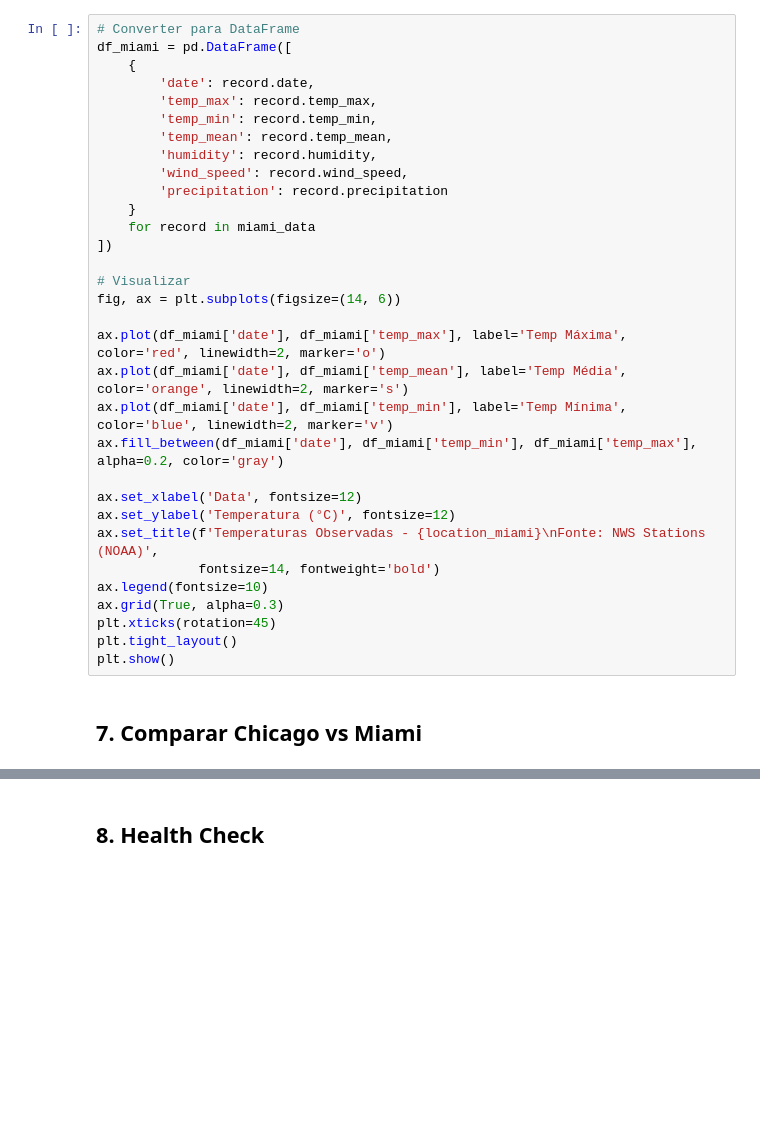
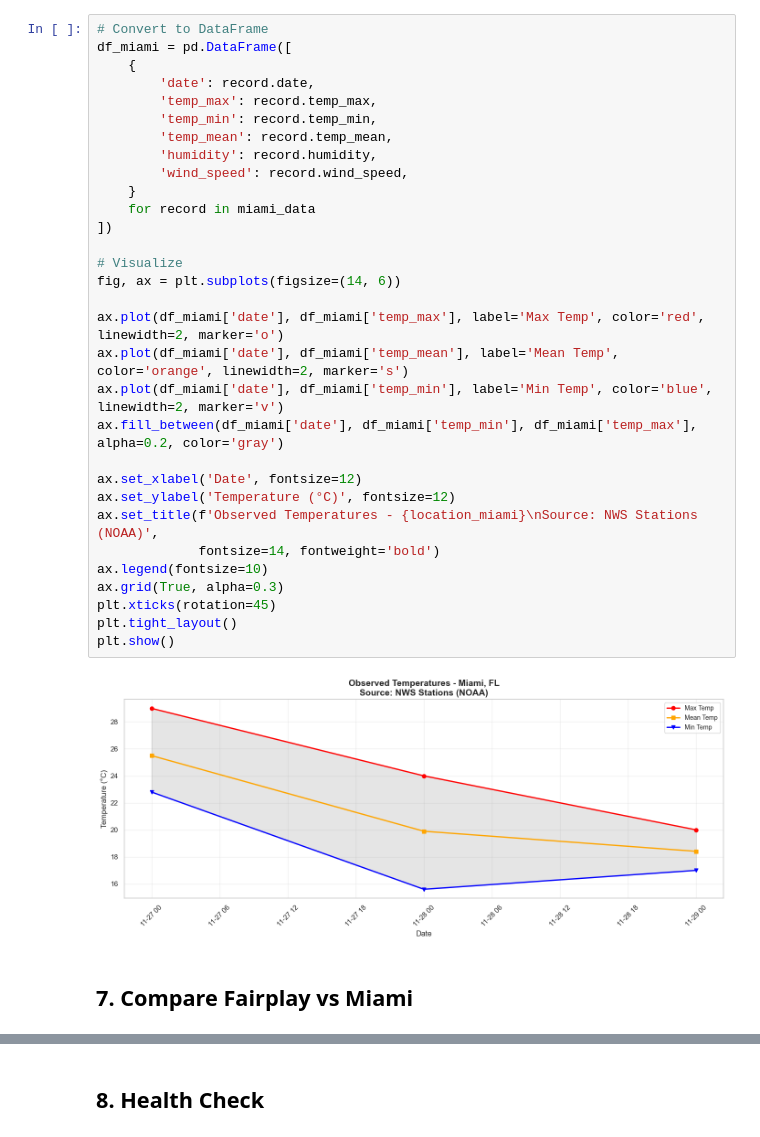
Before and after one commit to silvianesoares/EVAONLINE, a Jupyter notebook: EVAonline_validation_v1.0.0/notebooks/07_nws_stations_api_demo.ipynb, the cells around one changed output, grey strips where cells are left out. Cells and saved outputs as stored; diff of their text form; blank space fills up the shorter version.

```diff
--- a/EVAonline_validation_v1.0.0/notebooks/07_nws_stations_api_demo.ipynb
+++ b/EVAonline_validation_v1.0.0/notebooks/07_nws_stations_api_demo.ipynb
@@ -189,37 +282,38 @@ print(f"\n✅ Dados baixados: {len(miami_data)} registros")
 # %%
-# Converter para DataFrame
+# Convert to DataFrame
 df_miami = pd.DataFrame([
     {
         'date': record.date,
         'temp_max': record.temp_max,
         'temp_min': record.temp_min,
         'temp_mean': record.temp_mean,
         'humidity': record.humidity,
         'wind_speed': record.wind_speed,
-        'precipitation': record.precipitation
     }
     for record in miami_data
 ])
 
-# Visualizar
+# Visualize
 fig, ax = plt.subplots(figsize=(14, 6))
 
-ax.plot(df_miami['date'], df_miami['temp_max'], label='Temp Máxima', color='red', linewidth=2, marker='o')
-ax.plot(df_miami['date'], df_miami['temp_mean'], label='Temp Média', color='orange', linewidth=2, marker='s')
-ax.plot(df_miami['date'], df_miami['temp_min'], label='Temp Mínima', color='blue', linewidth=2, marker='v')
+ax.plot(df_miami['date'], df_miami['temp_max'], label='Max Temp', color='red', linewidth=2, marker='o')
+ax.plot(df_miami['date'], df_miami['temp_mean'], label='Mean Temp', color='orange', linewidth=2, marker='s')
+ax.plot(df_miami['date'], df_miami['temp_min'], label='Min Temp', color='blue', linewidth=2, marker='v')
 ax.fill_between(df_miami['date'], df_miami['temp_min'], df_miami['temp_max'], alpha=0.2, color='gray')
 
-ax.set_xlabel('Data', fontsize=12)
-ax.set_ylabel('Temperatura (°C)', fontsize=12)
-ax.set_title(f'Temperaturas Observadas - {location_miami}\nFonte: NWS Stations (NOAA)',
+ax.set_xlabel('Date', fontsize=12)
+ax.set_ylabel('Temperature (°C)', fontsize=12)
+ax.set_title(f'Observed Temperatures - {location_miami}\nSource: NWS Stations (NOAA)',
              fontsize=14, fontweight='bold')
 ax.legend(fontsize=10)
 ax.grid(True, alpha=0.3)
 plt.xticks(rotation=45)
 plt.tight_layout()
 plt.show()
+# %% [output]
+[figure, added]
 # %% [markdown]
-## 7. Comparar Chicago vs Miami
+## 7. Compare Fairplay vs Miami
 # %%
 fig, ax = plt.subplots(figsize=(14, 6))
 
```
Also changed, not shown: parts of 24 cells of this notebook, 17 other files.
